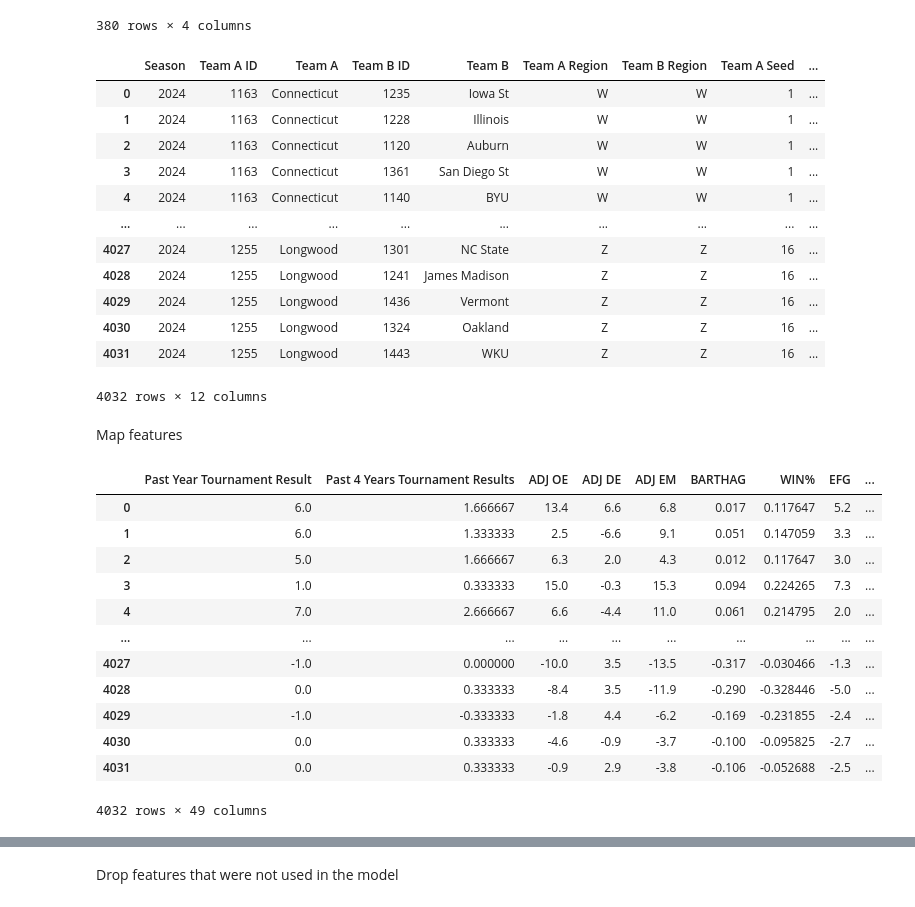
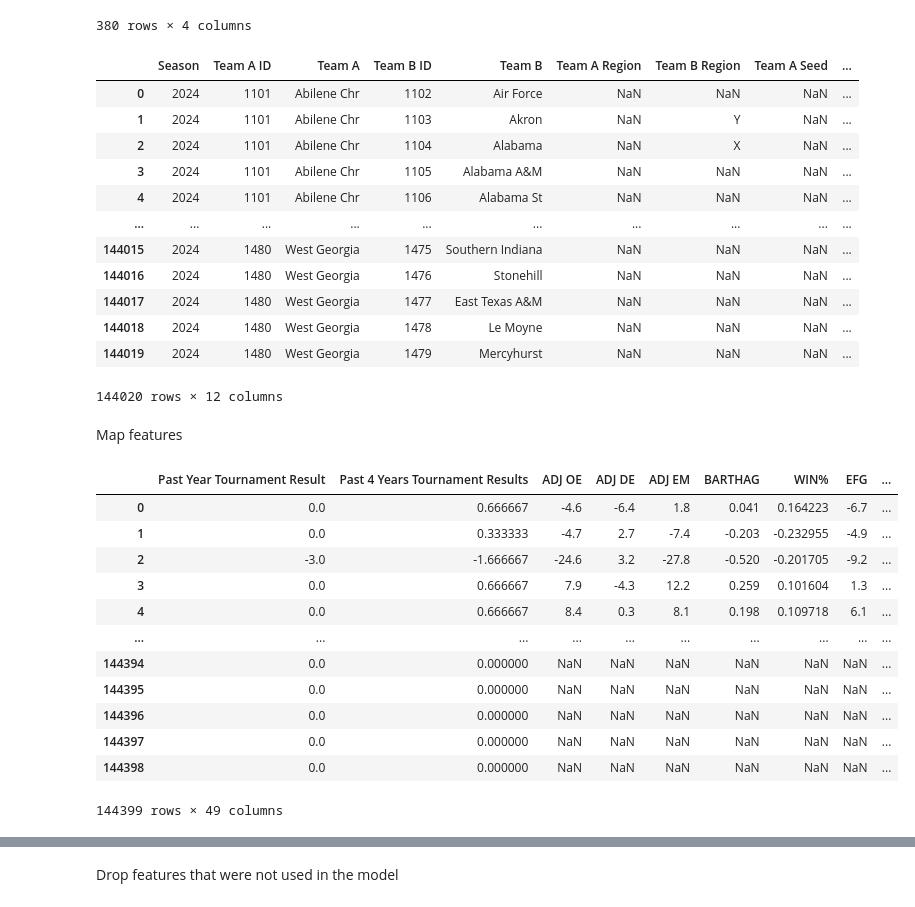
Before and after one commit to shughes1000/march-madness-2025, a Jupyter notebook: simulation/mens_compile_season_data.ipynb, the cells around one changed output, grey strips where cells are left out. Saved outputs shown, nothing was run; the diff lists cells and outputs as text; code cells hidden in the pictures.

Commit message:
Updated new season predictions to include play-in and non-tournament games for kaggle submission

```diff
--- a/simulation/mens_compile_season_data.ipynb
+++ b/simulation/mens_compile_season_data.ipynb
@@ -757,0 +758,8 @@ df_seeds
+# %%
+df = df.merge(
+    df_seeds,
+    how='left',
+    on=['Season', 'TeamID'],
+)
+
+df
@@ -758,12 +780,12 @@ df_seeds
 # %%
-id_to_region = dict(zip(df_seeds['TeamID'], df_seeds['Region']))
-id_to_seed = dict(zip(df_seeds['TeamID'], df_seeds['Seed']))
+id_to_region = dict(zip(df['TeamID'], df['Region']))
+id_to_seed = dict(zip(df['TeamID'], df['Seed']))
 
 df_mod = pd.DataFrame(
     [
         (team_a, team_b)
-        for team_a in df_seeds['TeamID'].unique()
-        for team_b in df_seeds['TeamID'].unique()
+        for team_a in df['TeamID'].unique()
+        for team_b in df['TeamID'].unique()
         if team_a != team_b
     ],
     columns=['Team A ID', 'Team B ID']
@@ -851,5 +873,5 @@ Length: 4032, dtype: bool
 # %%
-df_mod['Round'] = -1
+df_mod['Round'] = float('nan')
 
 df_mod.loc[round_6_condition, 'Round'] = 6
 
@@ -994,63 +1016,63 @@ df_mod.insert(df_mod.columns.get_loc('Team B ID') + 1, 'Team B', df_mod['Team B
 df_mod
 # %% [output]
 |  | Season | Team A ID | Team A | Team B ID | Team B | Team A Region | Team B Region | Team A Seed | ... |
-| 0 | 2024 | 1163 | Connecticut | 1235 | Iowa St | W | W | 1 | ... |
-| 1 | 2024 | 1163 | Connecticut | 1228 | Illinois | W | W | 1 | ... |
-| 2 | 2024 | 1163 | Connecticut | 1120 | Auburn | W | W | 1 | ... |
-| 3 | 2024 | 1163 | Connecticut | 1361 | San Diego St | W | W | 1 | ... |
-| 4 | 2024 | 1163 | Connecticut | 1140 | BYU | W | W | 1 | ... |
+| 0 | 2024 | 1101 | Abilene Chr | 1102 | Air Force | NaN | NaN | NaN | ... |
+| 1 | 2024 | 1101 | Abilene Chr | 1103 | Akron | NaN | Y | NaN | ... |
+| 2 | 2024 | 1101 | Abilene Chr | 1104 | Alabama | NaN | X | NaN | ... |
+| 3 | 2024 | 1101 | Abilene Chr | 1105 | Alabama A&M | NaN | NaN | NaN | ... |
+| 4 | 2024 | 1101 | Abilene Chr | 1106 | Alabama St | NaN | NaN | NaN | ... |
 | ... | ... | ... | ... | ... | ... | ... | ... | ... | ... |
-| 4027 | 2024 | 1255 | Longwood | 1301 | NC State | Z | Z | 16 | ... |
-| 4028 | 2024 | 1255 | Longwood | 1241 | James Madison | Z | Z | 16 | ... |
-| 4029 | 2024 | 1255 | Longwood | 1436 | Vermont | Z | Z | 16 | ... |
-| 4030 | 2024 | 1255 | Longwood | 1324 | Oakland | Z | Z | 16 | ... |
-| 4031 | 2024 | 1255 | Longwood | 1443 | WKU | Z | Z | 16 | ... |
+| 144015 | 2024 | 1480 | West Georgia | 1475 | Southern Indiana | NaN | NaN | NaN | ... |
+| 144016 | 2024 | 1480 | West Georgia | 1476 | Stonehill | NaN | NaN | NaN | ... |
+| 144017 | 2024 | 1480 | West Georgia | 1477 | East Texas A&M | NaN | NaN | NaN | ... |
+| 144018 | 2024 | 1480 | West Georgia | 1478 | Le Moyne | NaN | NaN | NaN | ... |
+| 144019 | 2024 | 1480 | West Georgia | 1479 | Mercyhurst | NaN | NaN | NaN | ... |
-4032 rows × 12 columns
+144020 rows × 12 columns
 # %% [markdown]
 Map features
 # %%
 team_a_features = pd.merge(
     df_mod[['Season', 'Team A ID']],
-    df.drop(columns=['Team']),
+    df.drop(columns=['Team', 'Seed', 'Region', 'Play In']),
     how='left',
     left_on=['Season', 'Team A ID'],
     right_on=['Season', 'TeamID'],
 ).drop(columns=['Season', 'Team A ID', 'TeamID'])
 
 team_b_features = pd.merge(
     df_mod[['Season', 'Team B ID']],
-    df.drop(columns=['Team']),
+    df.drop(columns=['Team', 'Seed', 'Region', 'Play In']),
     how='left',
     left_on=['Season', 'Team B ID'],
     right_on=['Season', 'TeamID'],
 ).drop(columns=['Season', 'Team B ID', 'TeamID'])
 
 df_features = team_a_features - team_b_features
 
 df_features['Team A ADJ OE Team B ADJ DE'] = team_a_features['ADJ OE'] + team_b_features['ADJ DE']
 df_features['Team B ADJ OE Team A ADJ DE'] = team_b_features['ADJ OE'] + team_a_features['ADJ DE']
 
 df_features['Team A Offense Team B Defense'] = team_a_features['Adjusted Offense'] + team_b_features['Adjusted Defense']
 df_features['Team B Offense Team A Defense'] = team_b_features['Adjusted Offense'] + team_a_features['Adjusted Defense']
 
 df_features['Team A BARTHAG'] = team_a_features['BARTHAG']
 df_features['Team B BARTHAG'] = team_b_features['BARTHAG']
 
 df_features
 # %% [output]
 |  | Past Year Tournament Result | Past 4 Years Tournament Results | ADJ OE | ADJ DE | ADJ EM | BARTHAG | WIN% | EFG | ... |
-| 0 | 6.0 | 1.666667 | 13.4 | 6.6 | 6.8 | 0.017 | 0.117647 | 5.2 | ... |
-| 1 | 6.0 | 1.333333 | 2.5 | -6.6 | 9.1 | 0.051 | 0.147059 | 3.3 | ... |
-| 2 | 5.0 | 1.666667 | 6.3 | 2.0 | 4.3 | 0.012 | 0.117647 | 3.0 | ... |
-| 3 | 1.0 | 0.333333 | 15.0 | -0.3 | 15.3 | 0.094 | 0.224265 | 7.3 | ... |
-| 4 | 7.0 | 2.666667 | 6.6 | -4.4 | 11.0 | 0.061 | 0.214795 | 2.0 | ... |
+| 0 | 0.0 | 0.666667 | -4.6 | -6.4 | 1.8 | 0.041 | 0.164223 | -6.7 | ... |
+| 1 | 0.0 | 0.333333 | -4.7 | 2.7 | -7.4 | -0.203 | -0.232955 | -4.9 | ... |
+| 2 | -3.0 | -1.666667 | -24.6 | 3.2 | -27.8 | -0.520 | -0.201705 | -9.2 | ... |
+| 3 | 0.0 | 0.666667 | 7.9 | -4.3 | 12.2 | 0.259 | 0.101604 | 1.3 | ... |
+| 4 | 0.0 | 0.666667 | 8.4 | 0.3 | 8.1 | 0.198 | 0.109718 | 6.1 | ... |
 | ... | ... | ... | ... | ... | ... | ... | ... | ... | ... |
-| 4027 | -1.0 | 0.000000 | -10.0 | 3.5 | -13.5 | -0.317 | -0.030466 | -1.3 | ... |
-| 4028 | 0.0 | 0.333333 | -8.4 | 3.5 | -11.9 | -0.290 | -0.328446 | -5.0 | ... |
-| 4029 | -1.0 | -0.333333 | -1.8 | 4.4 | -6.2 | -0.169 | -0.231855 | -2.4 | ... |
-| 4030 | 0.0 | 0.333333 | -4.6 | -0.9 | -3.7 | -0.100 | -0.095825 | -2.7 | ... |
-| 4031 | 0.0 | 0.333333 | -0.9 | 2.9 | -3.8 | -0.106 | -0.052688 | -2.5 | ... |
+| 144394 | 0.0 | 0.000000 | NaN | NaN | NaN | NaN | NaN | NaN | ... |
+| 144395 | 0.0 | 0.000000 | NaN | NaN | NaN | NaN | NaN | NaN | ... |
+| 144396 | 0.0 | 0.000000 | NaN | NaN | NaN | NaN | NaN | NaN | ... |
+| 144397 | 0.0 | 0.000000 | NaN | NaN | NaN | NaN | NaN | NaN | ... |
+| 144398 | 0.0 | 0.000000 | NaN | NaN | NaN | NaN | NaN | NaN | ... |
-4032 rows × 49 columns
+144399 rows × 49 columns
 # %%
 df_mod[df_features.columns] = df_features
 
```
Also changed, not shown: parts of 16 cells of this notebook, 1 other file.
